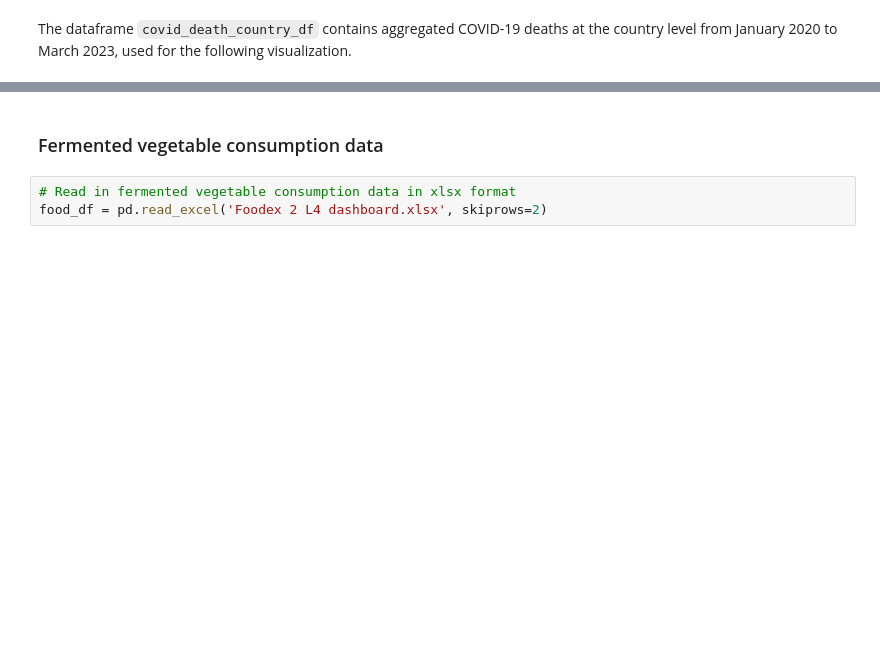
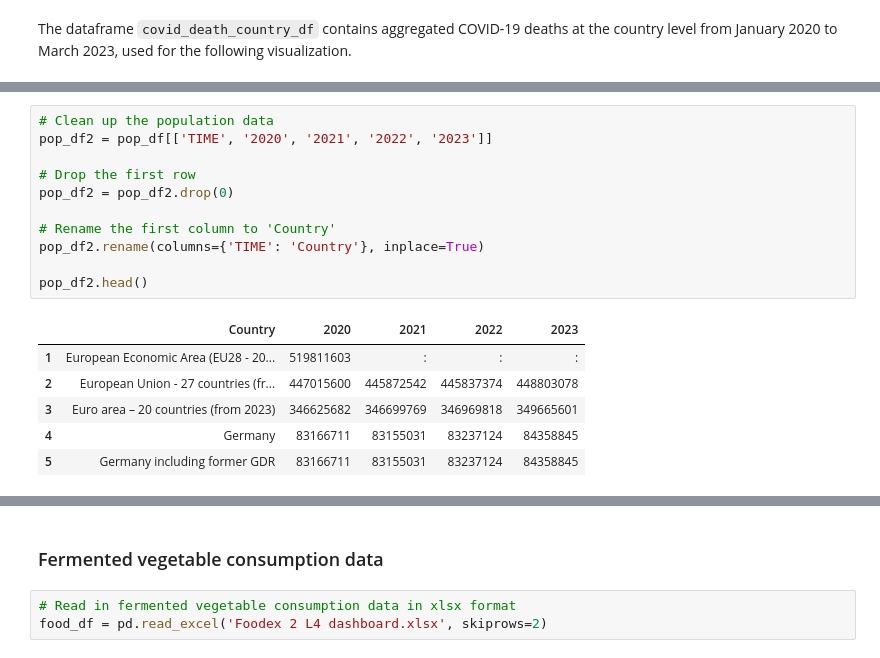
Before and after one commit to davidzhao1015/epi-interactive-map, a Jupyter notebook: interactive-map-covid-fermented-food.ipynb, the cells around one changed output, grey strips where cells are left out. Saved outputs shown, nothing was run; the diff lists cells and outputs as text; blank space fills up the shorter version.

```diff
--- a/interactive-map-covid-fermented-food.ipynb
+++ b/interactive-map-covid-fermented-food.ipynb
@@ -112,0 +175,18 @@ The dataframe `covid_death_country_df` contains aggregated COVID-19 deaths at th
+# %%
+# Clean up the population data
+pop_df2 = pop_df[['TIME', '2020', '2021', '2022', '2023']]
+
+# Drop the first row
+pop_df2 = pop_df2.drop(0)
+
+# Rename the first column to 'Country'
+pop_df2.rename(columns={'TIME': 'Country'}, inplace=True)
+
+pop_df2.head()
+# %% [output]
+|  | Country | 2020 | 2021 | 2022 | 2023 |
+| 1 | European Economic Area (EU28 - 20... | 519811603 | : | : | : |
+| 2 | European Union - 27 countries (fr... | 447015600 | 445872542 | 445837374 | 448803078 |
+| 3 | Euro area – 20 countries (from 2023) | 346625682 | 346699769 | 346969818 | 349665601 |
+| 4 | Germany | 83166711 | 83155031 | 83237124 | 84358845 |
+| 5 | Germany including former GDR | 83166711 | 83155031 | 83237124 | 84358845 |
```
Also changed, not shown: parts of 31 cells of this notebook, 1 other file.
